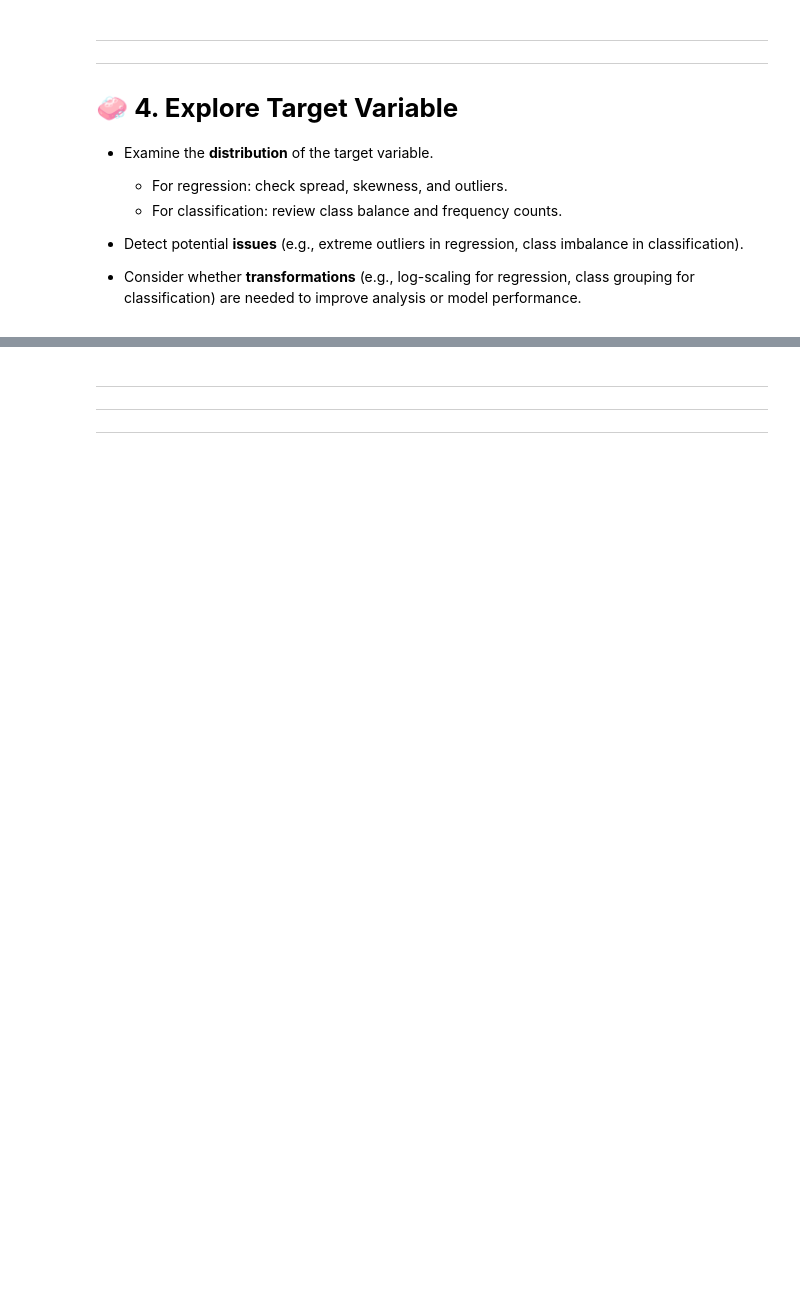
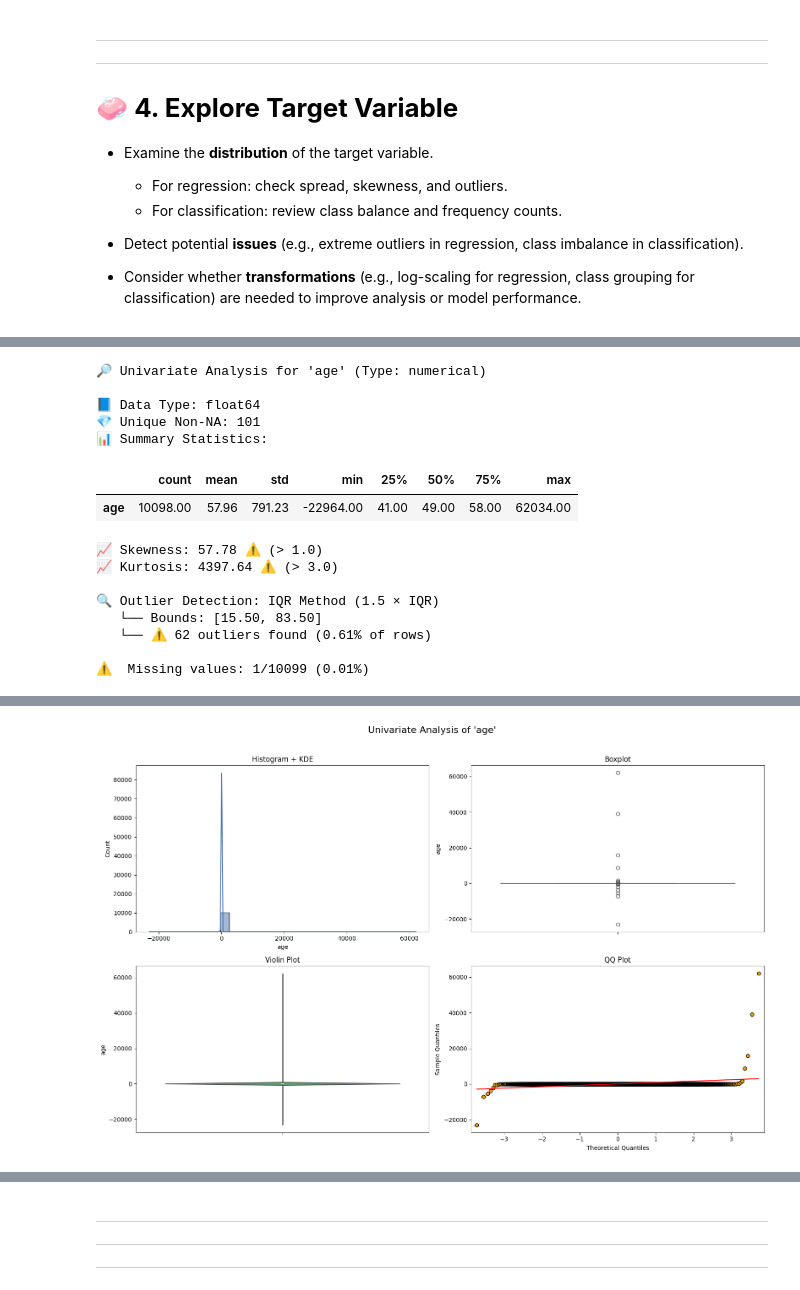
Before and after one commit to JoelNgiamKeeYong/ezflow-supervised-ml, a Jupyter notebook: notebooks/03_data_cleaning.ipynb, the cells around one changed output, grey strips where cells are left out. Drawn from its saved outputs; the diff is of its cells as text; code cells hidden in the pictures; blank space fills up the shorter version.

Commit message:
Improved from AIAP Foundations capstone project

```diff
--- a/notebooks/03_data_cleaning.ipynb
+++ b/notebooks/03_data_cleaning.ipynb
@@ -250,0 +197,4 @@ explorer.perform_univariate_analysis(df=df_non_outliers, feature='shares', show_
+# %%
+df_cleaned = cleaner.clean_all(df=df_cleaned, mode="clean_target")
+df_cleaned.isnull().sum()
+df_cleaned["risk_category"].value_counts()
@@ -250,0 +227,18 @@ explorer.perform_univariate_analysis(df=df_non_outliers, feature='shares', show_
+# %%
+explorer.perform_univariate_analysis(df=df_cleaned, feature="age", show_plots=True)
+# %% [output]
+🔎 Univariate Analysis for 'age' (Type: numerical)
+
+📘 Data Type: float64
+💎 Unique Non-NA: 101
+📊 Summary Statistics:
+|  | count | mean | std | min | 25% | 50% | 75% | max |
+| age | 10098.00 | 57.96 | 791.23 | -22964.00 | 41.00 | 49.00 | 58.00 | 62034.00 |
+📈 Skewness: 57.78 ⚠️ (> 1.0)
+📈 Kurtosis: 4397.64 ⚠️ (> 3.0)
+
+🔍 Outlier Detection: IQR Method (1.5 × IQR)
+   └── Bounds: [15.50, 83.50]
+   └── ⚠️ 62 outliers found (0.61% of rows)
+
+⚠️  Missing values: 1/10099 (0.01%)
@@ -250,0 +247 @@ explorer.perform_univariate_analysis(df=df_non_outliers, feature='shares', show_
+[figure, added]
```
Also changed, not shown: parts of 82 cells of this notebook, 18 other files.
